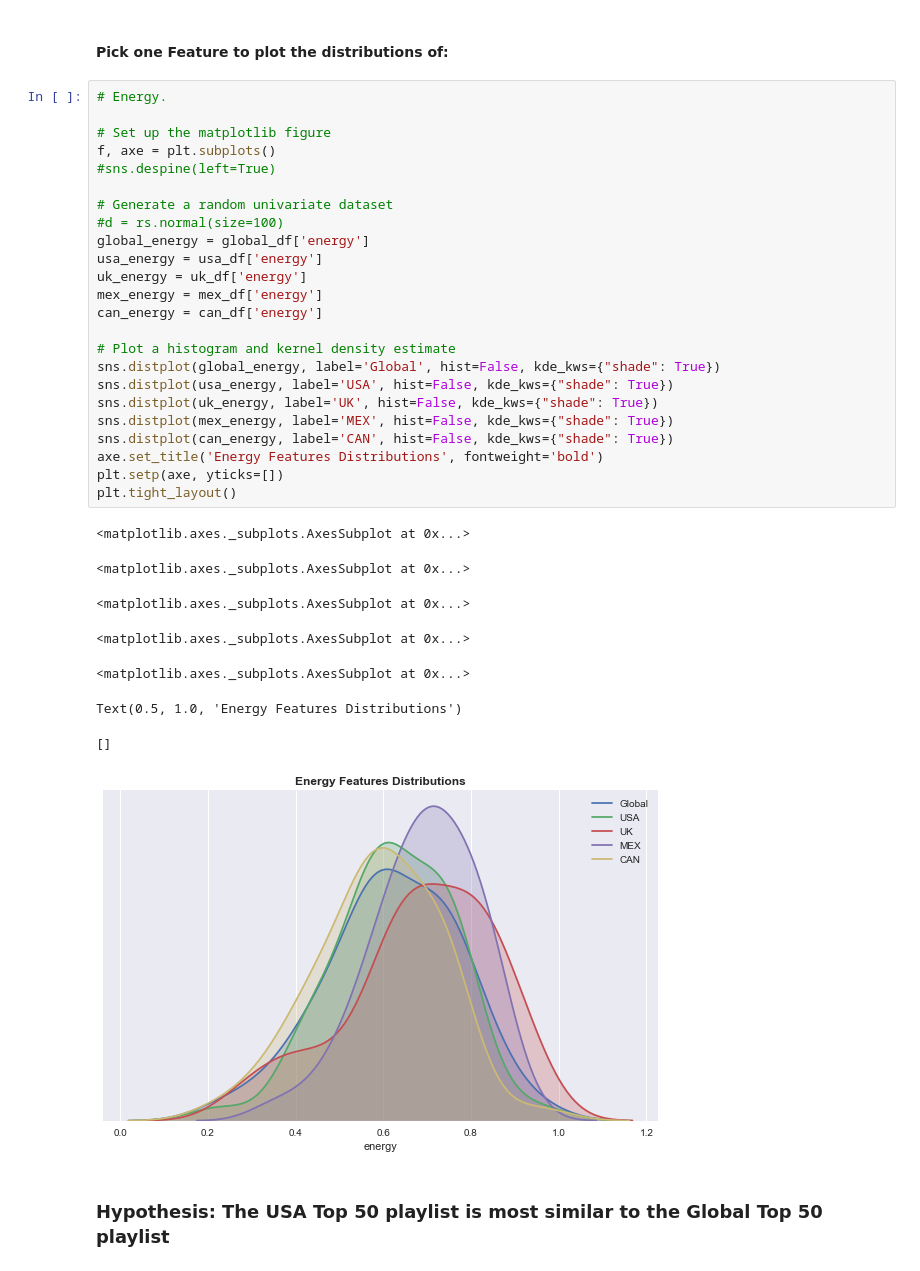
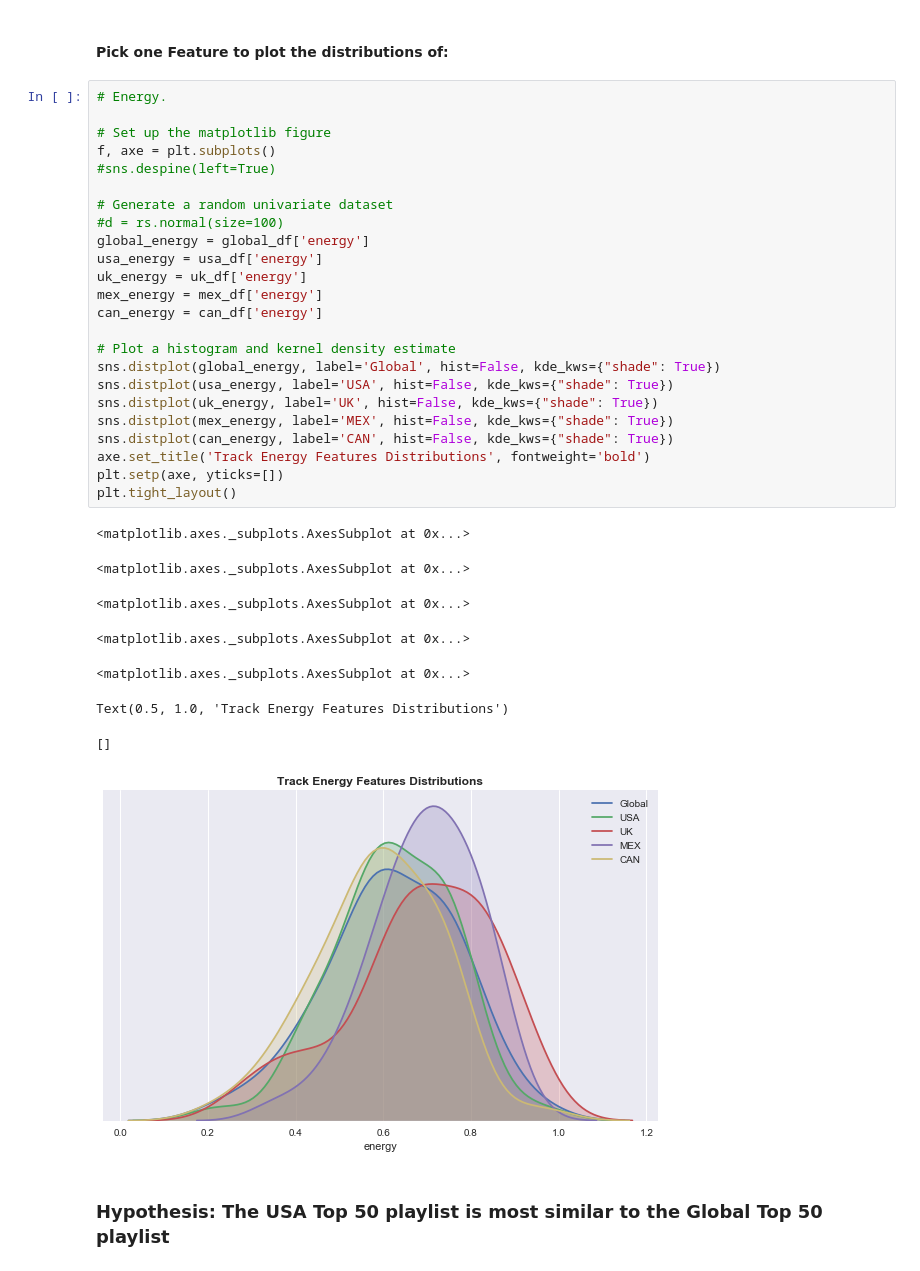
Before and after one commit to jakemull13/spotify_musical_tastes_analysis, a Jupyter notebook: capstone.ipynb, the cells around one changed output. Cells and saved outputs as stored; diff of their text form.

```diff
--- a/capstone.ipynb
+++ b/capstone.ipynb
@@ -619,36 +619,36 @@ Text(0.5, 1, 'Genre Frequency Cosine Similarity Heatmap')
 # %%
 # Energy.
 
 # Set up the matplotlib figure
 f, axe = plt.subplots()
 #sns.despine(left=True)
 
 # Generate a random univariate dataset
 #d = rs.normal(size=100)
 global_energy = global_df['energy']
 usa_energy = usa_df['energy']
 uk_energy = uk_df['energy']
 mex_energy = mex_df['energy']
 can_energy = can_df['energy']
 
 # Plot a histogram and kernel density estimate
 sns.distplot(global_energy, label='Global', hist=False, kde_kws={"shade": True})
 sns.distplot(usa_energy, label='USA', hist=False, kde_kws={"shade": True})
 sns.distplot(uk_energy, label='UK', hist=False, kde_kws={"shade": True})
 sns.distplot(mex_energy, label='MEX', hist=False, kde_kws={"shade": True})
 sns.distplot(can_energy, label='CAN', hist=False, kde_kws={"shade": True})
-axe.set_title('Energy Features Distributions', fontweight='bold')
+axe.set_title('Track Energy Features Distributions', fontweight='bold')
 plt.setp(axe, yticks=[])
 plt.tight_layout()
 # %% [output]
 <matplotlib.axes._subplots.AxesSubplot at 0x...>
 <matplotlib.axes._subplots.AxesSubplot at 0x...>
 <matplotlib.axes._subplots.AxesSubplot at 0x...>
 <matplotlib.axes._subplots.AxesSubplot at 0x...>
 <matplotlib.axes._subplots.AxesSubplot at 0x...>
-Text(0.5, 1.0, 'Energy Features Distributions')
+Text(0.5, 1.0, 'Track Energy Features Distributions')
 []
-[figure, old version]
+[figure, new version]
 # %% [markdown]
 ### Hypothesis: The USA Top 50 playlist is most similar to the Global Top 50 playlist
 # %% [markdown]
```
Also changed, not shown: parts of 2 cells of this notebook.
